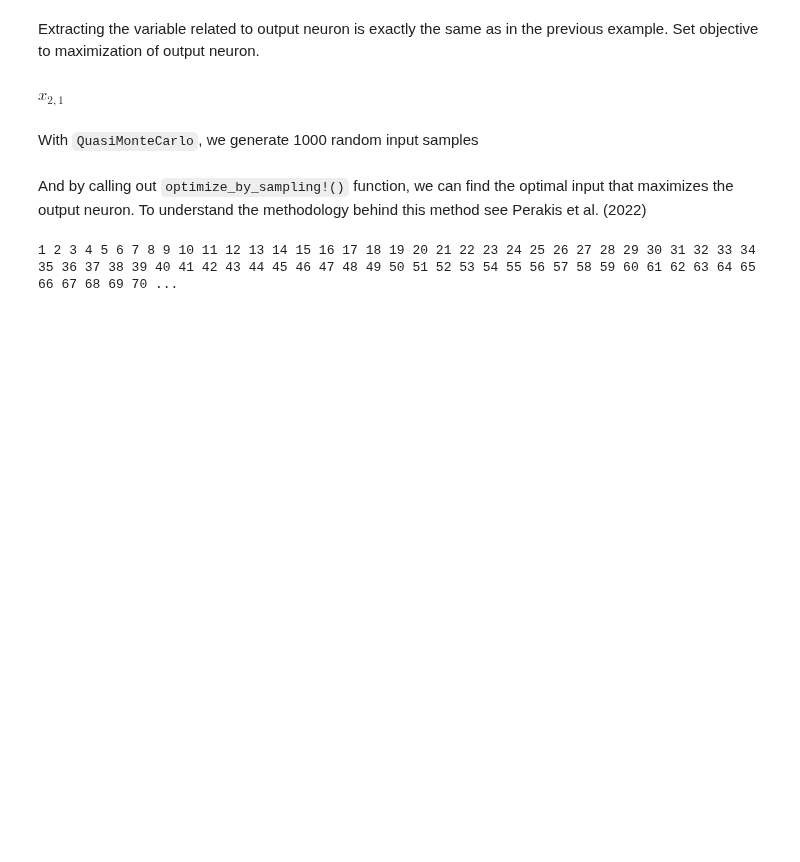
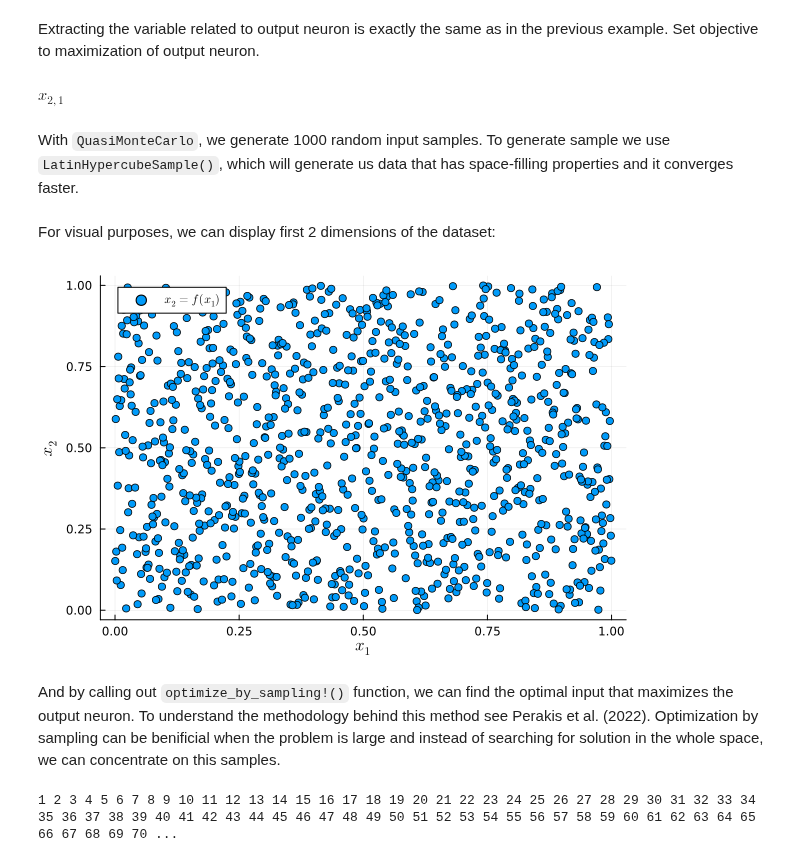
Before and after one commit to gamma-opt/Gogeta.jl, a Jupyter notebook: examples/nn_sampling.ipynb, the cells around one changed output. Drawn from its saved outputs; the diff is of its cells as text; code cells hidden in the pictures; blank space fills up the shorter version.

```diff
--- a/examples/nn_sampling.ipynb
+++ b/examples/nn_sampling.ipynb
@@ -52,12 +54,18 @@ output_neuron = jump_model[:x][maximum(keys(jump_model[:x].data))]
 @objective(jump_model, Max, output_neuron)
 # %% [output]
 $ x_{2,1} $
-# %% [markdown]
-With `QuasiMonteCarlo`, we generate 1000 random input samples
+# %% [markdown]
+With `QuasiMonteCarlo`, we generate 1000 random input samples. To generate sample we use `LatinHypercubeSample()`, which will generate us data that has space-filling properties and it converges faster.
 # %%
 samples = QuasiMonteCarlo.sample(1000, init_L, init_U, LatinHypercubeSample());
+# %% [markdown]
+For visual purposes, we can display first 2 dimensions of the dataset:
+# %%
+scatter(samples[1, :], samples[2, :], xlabel=L"x_1", ylabel=L"x_2", label=L"x_2 = f(x_1)")
+# %% [output]
+[figure, added]
 # %% [markdown]
-And by calling out `optimize_by_sampling!()` function, we can find the optimal input that maximizes the output neuron. To understand the methodology behind this method see Perakis et al. (2022)
+And by calling out `optimize_by_sampling!()` function, we can find the optimal input that maximizes the output neuron. To understand the methodology behind this method see Perakis et al. (2022). Optimization by sampling can be benificial when the problem is large and instead of searching for solution in the whole space, we can concentrate on this samples.
 # %%
 @time x_opt, optimum = optimize_by_sampling!(jump_model, samples);
 # %% [output]
```
Also changed, not shown: parts of 5 cells of this notebook, 2 other files.
